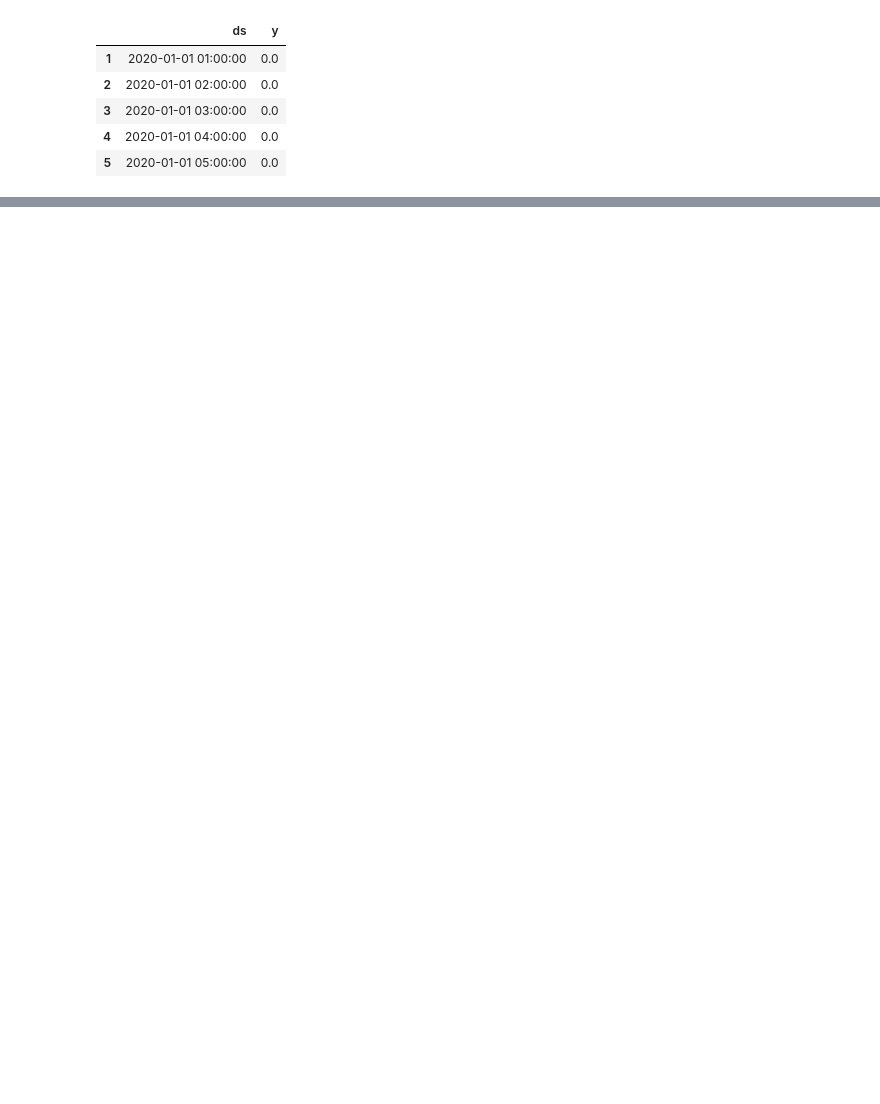
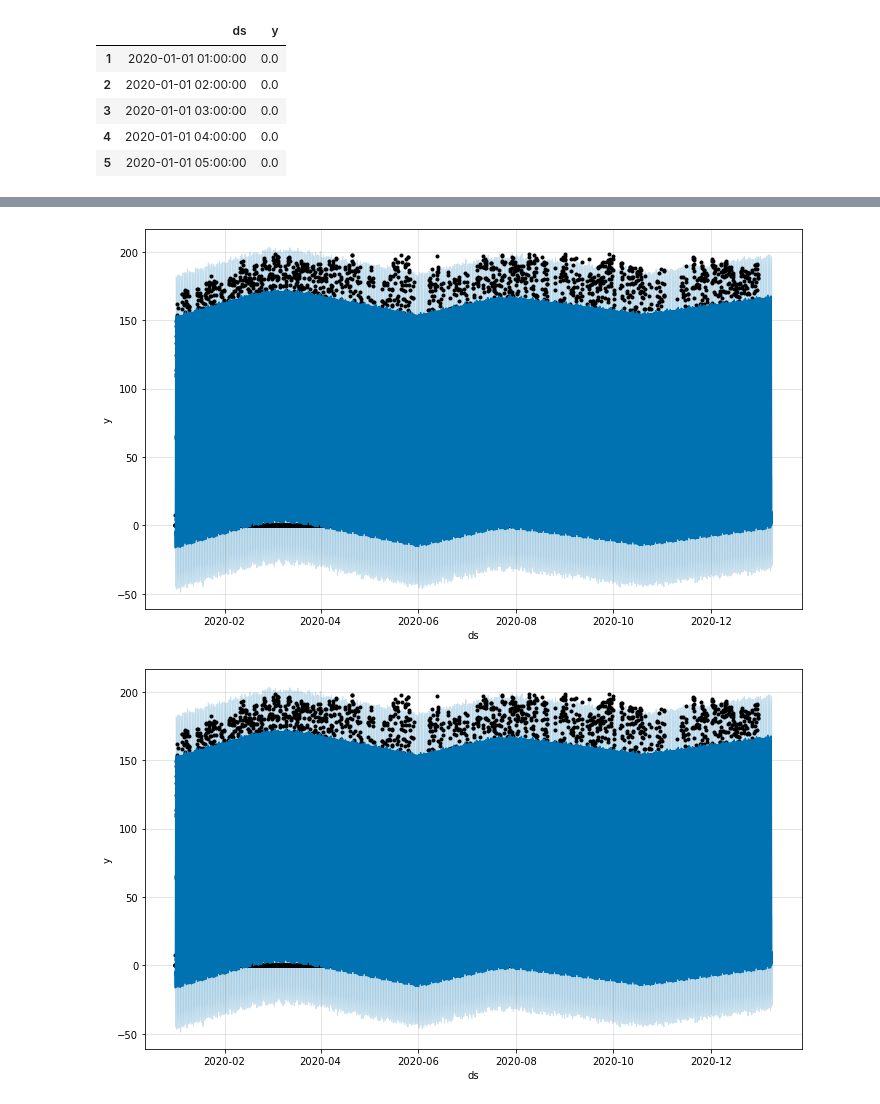
Before and after one commit to Naoki95957/Collect-Forecast-Visualize, a Jupyter notebook: forecast/Forecast.ipynb, the cells around one changed output, grey strips where cells are left out. Cells and saved outputs as stored; diff of their text form; code cells hidden in the pictures; blank space fills up the shorter version.

```diff
--- a/forecast/Forecast.ipynb
+++ b/forecast/Forecast.ipynb
@@ -148,0 +163,5 @@ KeyError: 'metric_file'
+# %%
+model.plot(prediction)
+# %% [output]
+[figure, added]
+[figure, added]
```
Also changed, not shown: parts of 22 cells of this notebook.
